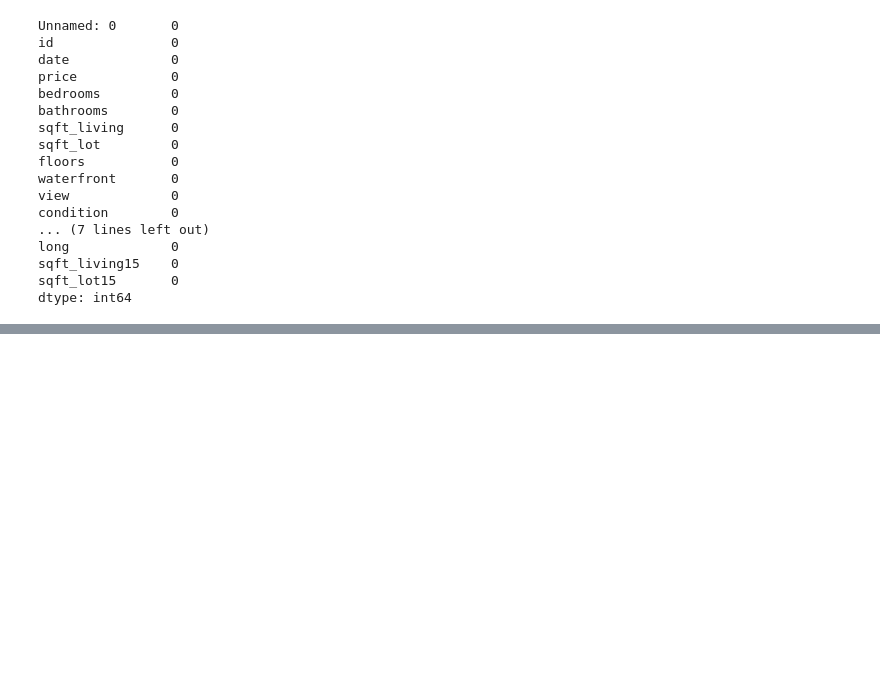
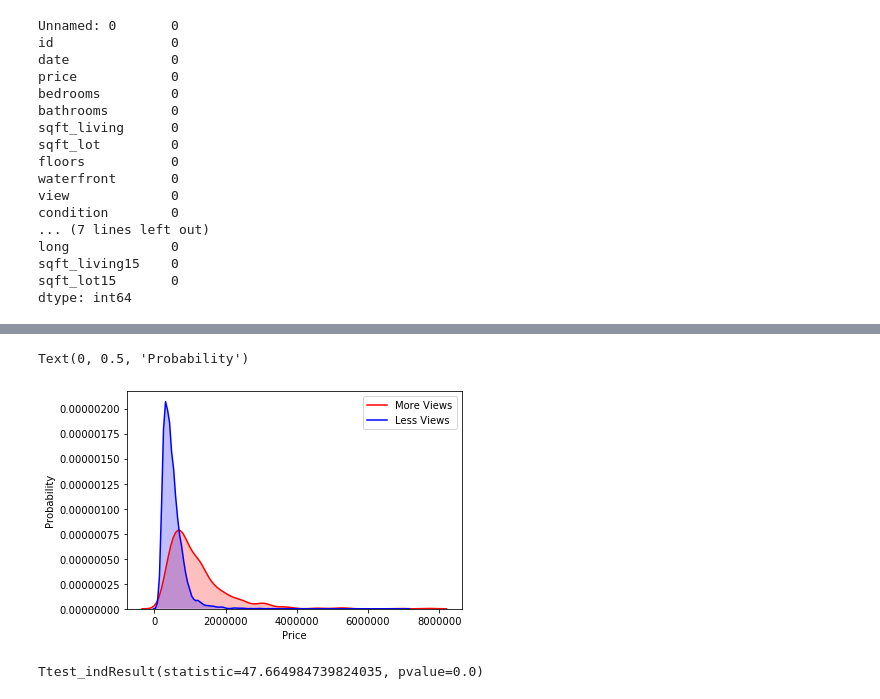
Before and after one commit to Kelvin-Arellano/housing_prices, a Jupyter notebook: Initial_predict.ipynb, the cells around one changed output, grey strips where cells are left out. Cells and saved outputs as stored; diff of their text form; code cells hidden in the pictures; blank space fills up the shorter version.

```diff
--- a/Initial_predict.ipynb
+++ b/Initial_predict.ipynb
@@ -128,0 +229,16 @@ plt.ylabel("Price");
+# %%
+#df for houses with view >= 3 and <=2
+more_view_df = df[df.view>=3]
+less_view_df = df[df.view<=2]
+#3rd density plot
+sns.kdeplot(df.loc[(df.view>=3),'price'],color='r',shade=True,label='More Views')
+sns.kdeplot(df.loc[(df.view<=2),'price'],color='b',shade=True,label='Less Views')
+plt.xlabel('Price')
+plt.ylabel('Probability')
+# %% [output]
+Text(0, 0.5, 'Probability')
+[figure, added]
+# %%
+stats.ttest_ind(more_view_df.price,less_view_df.price)
+# %% [output]
+Ttest_indResult(statistic=47.664984739824035, pvalue=0.0)
```
Also changed, not shown: parts of 27 cells of this notebook.
